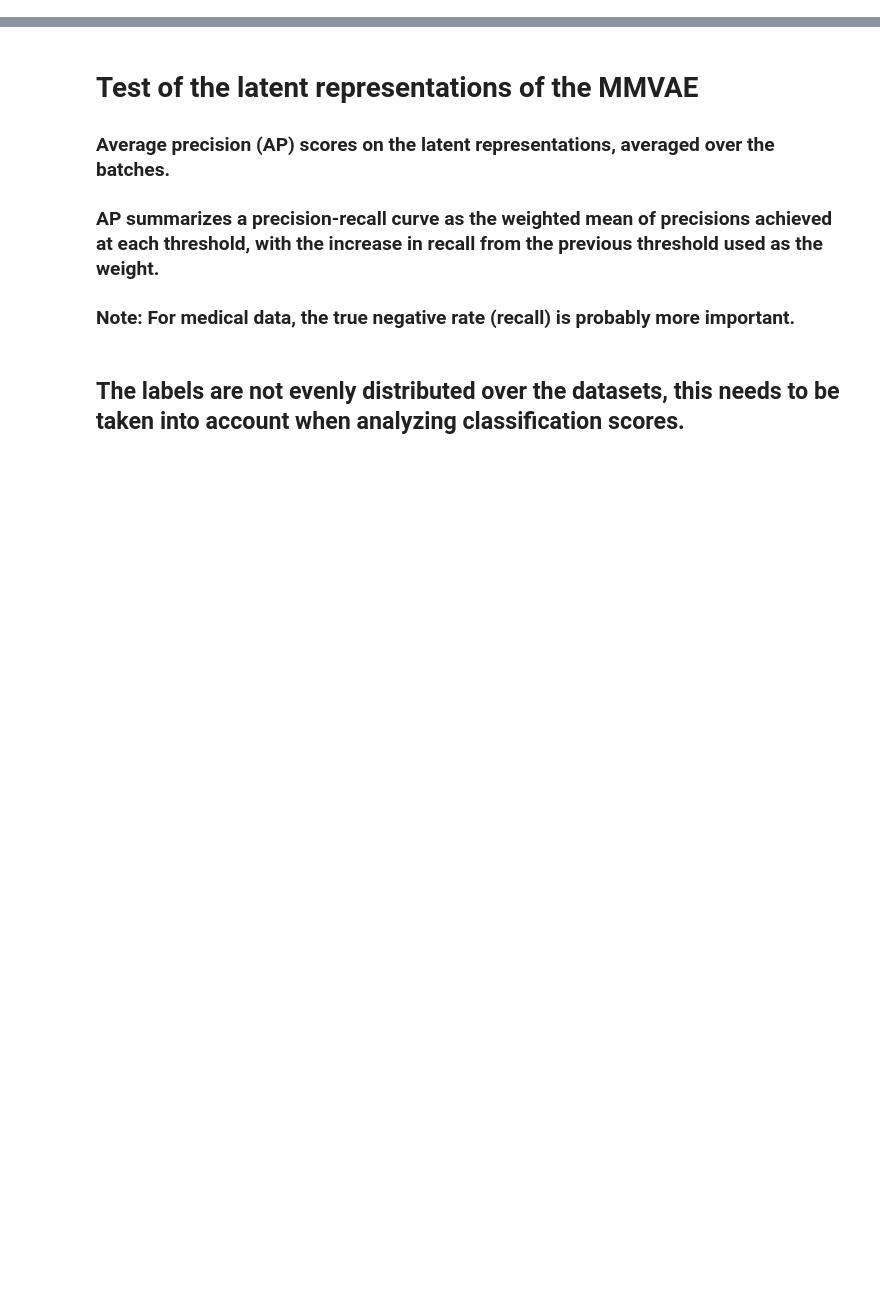
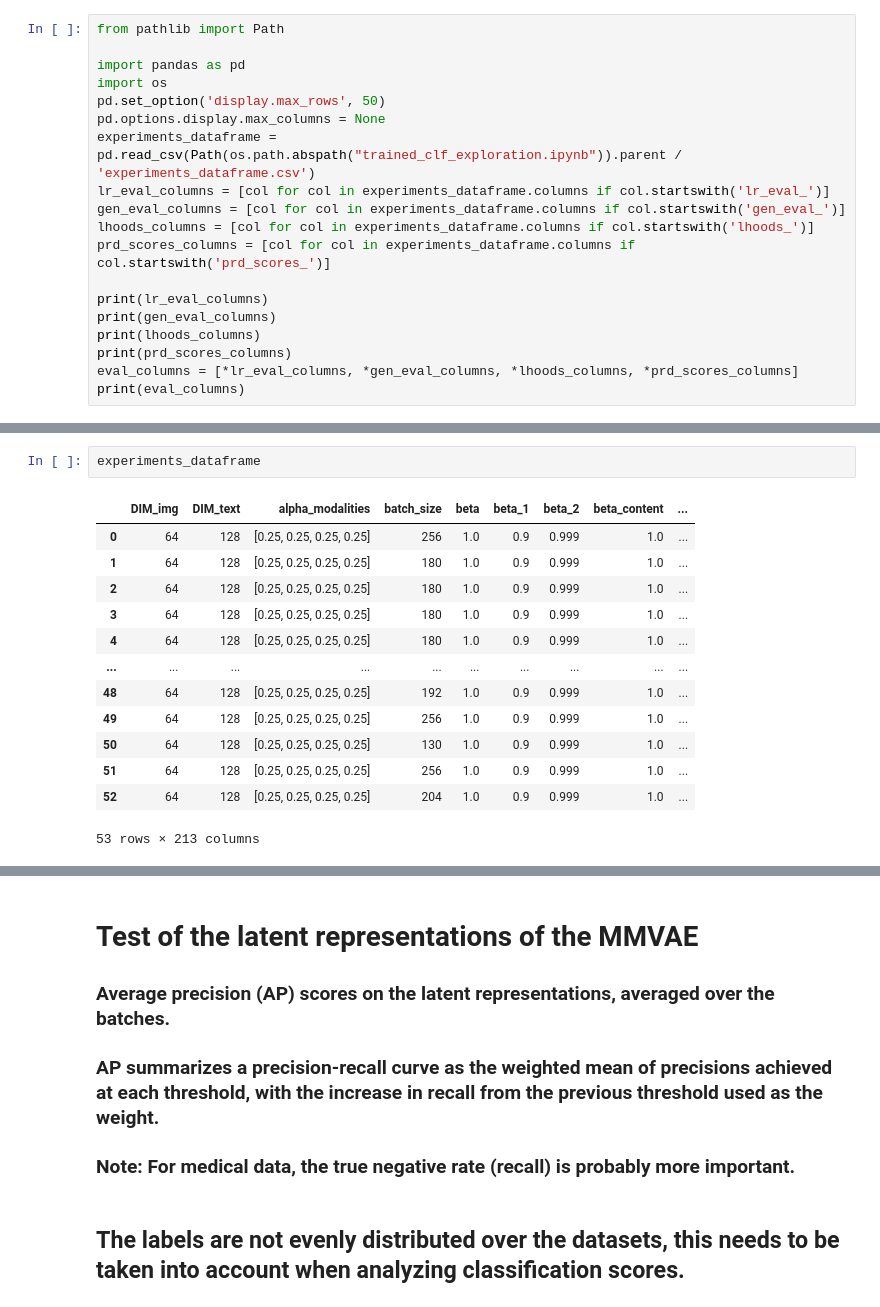
Before and after one commit to Jimmy2027/MoPoE-MIMIC, a Jupyter notebook: mimic/notebooks/trained_models_exploration.ipynb, the cells around one changed output, grey strips where cells are left out. Saved outputs shown, nothing was run; the diff lists cells and outputs as text; blank space fills up the shorter version.

```diff
--- a/mimic/notebooks/trained_models_exploration.ipynb
+++ b/mimic/notebooks/trained_models_exploration.ipynb
@@ -24,0 +27,19 @@ from mimic.utils.experiment import MimicExperiment
+# %%
+from pathlib import Path
+
+import pandas as pd
+import os
+pd.set_option('display.max_rows', 50)
+pd.options.display.max_columns = None
+experiments_dataframe = pd.read_csv(Path(os.path.abspath("trained_clf_exploration.ipynb")).parent / 'experiments_dataframe.csv')
+lr_eval_columns = [col for col in experiments_dataframe.columns if col.startswith('lr_eval_')]
+gen_eval_columns = [col for col in experiments_dataframe.columns if col.startswith('gen_eval_')]
+lhoods_columns = [col for col in experiments_dataframe.columns if col.startswith('lhoods_')]
+prd_scores_columns = [col for col in experiments_dataframe.columns if col.startswith('prd_scores_')]
+
+print(lr_eval_columns)
+print(gen_eval_columns)
+print(lhoods_columns)
+print(prd_scores_columns)
+eval_columns = [*lr_eval_columns, *gen_eval_columns, *lhoods_columns, *prd_scores_columns]
+print(eval_columns)
@@ -24,0 +87,16 @@ from mimic.utils.experiment import MimicExperiment
+# %%
+experiments_dataframe
+# %% [output]
+|  | DIM_img | DIM_text | alpha_modalities | batch_size | beta | beta_1 | beta_2 | beta_content | ... |
+| 0 | 64 | 128 | [0.25, 0.25, 0.25, 0.25] | 256 | 1.0 | 0.9 | 0.999 | 1.0 | ... |
+| 1 | 64 | 128 | [0.25, 0.25, 0.25, 0.25] | 180 | 1.0 | 0.9 | 0.999 | 1.0 | ... |
+| 2 | 64 | 128 | [0.25, 0.25, 0.25, 0.25] | 180 | 1.0 | 0.9 | 0.999 | 1.0 | ... |
+| 3 | 64 | 128 | [0.25, 0.25, 0.25, 0.25] | 180 | 1.0 | 0.9 | 0.999 | 1.0 | ... |
+| 4 | 64 | 128 | [0.25, 0.25, 0.25, 0.25] | 180 | 1.0 | 0.9 | 0.999 | 1.0 | ... |
+| ... | ... | ... | ... | ... | ... | ... | ... | ... | ... |
+| 48 | 64 | 128 | [0.25, 0.25, 0.25, 0.25] | 192 | 1.0 | 0.9 | 0.999 | 1.0 | ... |
+| 49 | 64 | 128 | [0.25, 0.25, 0.25, 0.25] | 256 | 1.0 | 0.9 | 0.999 | 1.0 | ... |
+| 50 | 64 | 128 | [0.25, 0.25, 0.25, 0.25] | 130 | 1.0 | 0.9 | 0.999 | 1.0 | ... |
+| 51 | 64 | 128 | [0.25, 0.25, 0.25, 0.25] | 256 | 1.0 | 0.9 | 0.999 | 1.0 | ... |
+| 52 | 64 | 128 | [0.25, 0.25, 0.25, 0.25] | 204 | 1.0 | 0.9 | 0.999 | 1.0 | ... |
+53 rows × 213 columns
```
Also changed, not shown: parts of 38 cells of this notebook, 1 other file.
